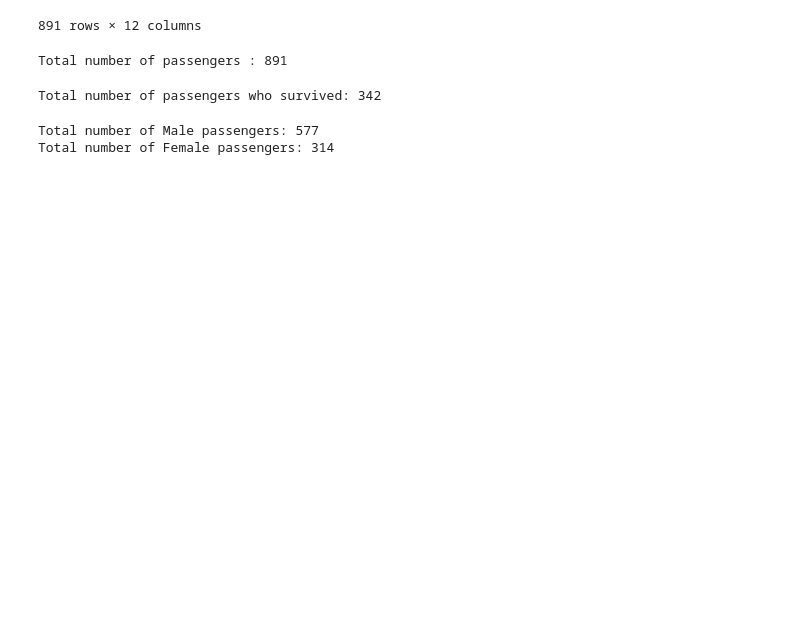
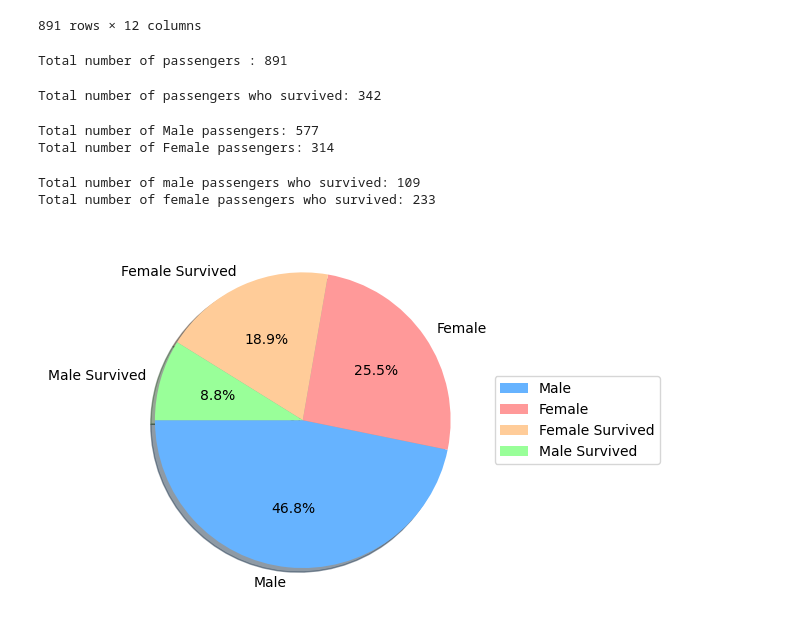
Before and after one commit to shiffa-04/Titanic-Data-set, a Jupyter notebook: Data-set.ipynb, the cells around one changed output. Saved outputs shown, nothing was run; the diff lists cells and outputs as text; code cells hidden in the pictures; blank space fills up the shorter version.

Commit message:
Derived insights based on gender
Derived insights based on Gender and plotted the graph

```diff
--- a/Data-set.ipynb
+++ b/Data-set.ipynb
@@ -31,12 +31,40 @@ print(f"Total number of passengers who survived: {survived_passen}")
 Total number of passengers who survived: 342
 # %%
 #-------number of male passengers----------
-male = (df['Sex'] == 'male').sum()
-print(f"Total number of Male passengers: {male}")
+male_count = (df['Sex'] == 'male').sum()
+print(f"Total number of Male passengers: {male_count}")
 
 #-------number of female passengers---------
-female = (df['Sex'] == 'female').sum()
-print(f"Total number of Female passengers: {female}")
+female_count = (df['Sex'] == 'female').sum()
+print(f"Total number of Female passengers: {female_count}")
 # %% [output]
 Total number of Male passengers: 577
 Total number of Female passengers: 314
+# %%
+
+#-------number of male passengers who survived----------
+male_survived = ((df['Sex']=='male') & (df['Survived'] == 1)).sum()
+print(f"Total number of male passengers who survived: {male_survived}")
+
+#-------number of female passengers who survived----------
+female_survived = ((df['Sex'] =='female') & (df['Survived']==1)).sum()
+print(f"Total number of female passengers who survived: {female_survived}")
+# %% [output]
+Total number of male passengers who survived: 109
+Total number of female passengers who survived: 233
+# %%
+import matplotlib.pyplot as plt
+
+data ={
+    'Male':male_count,
+    'Female':female_count,
+    'Female Survived':female_survived,
+    'Male Survived':male_survived
+
+}
+shades = ['#66b3ff','#ff9999','#ffcc99','#99ff99']
+plt.pie(data.values(), labels=data.keys(),colors=shades, shadow=True,startangle=180,autopct ='%2.1f%%')
+plt.legend(loc='center left', bbox_to_anchor =(1,0.5))
+plt.show()
+# %% [output]
+[figure, added]
```
